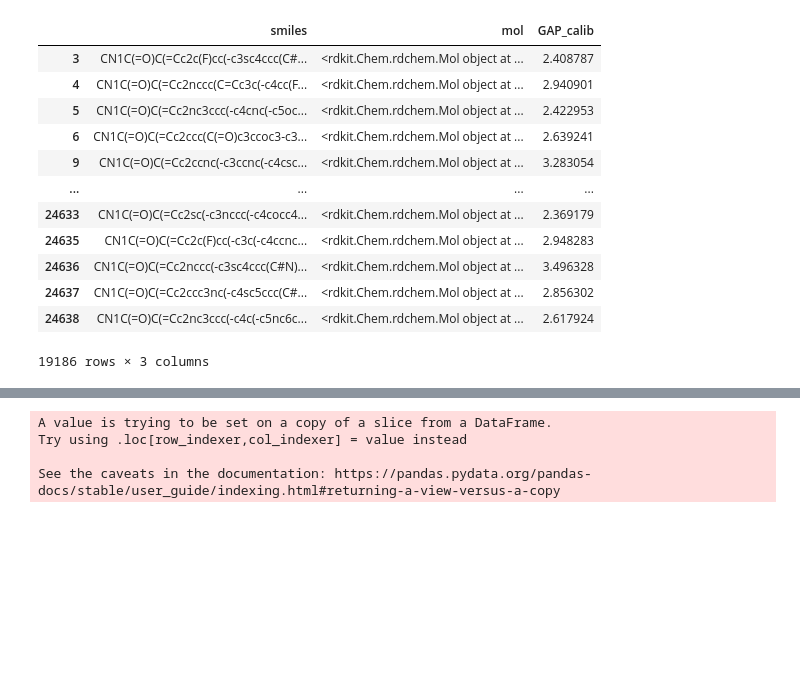
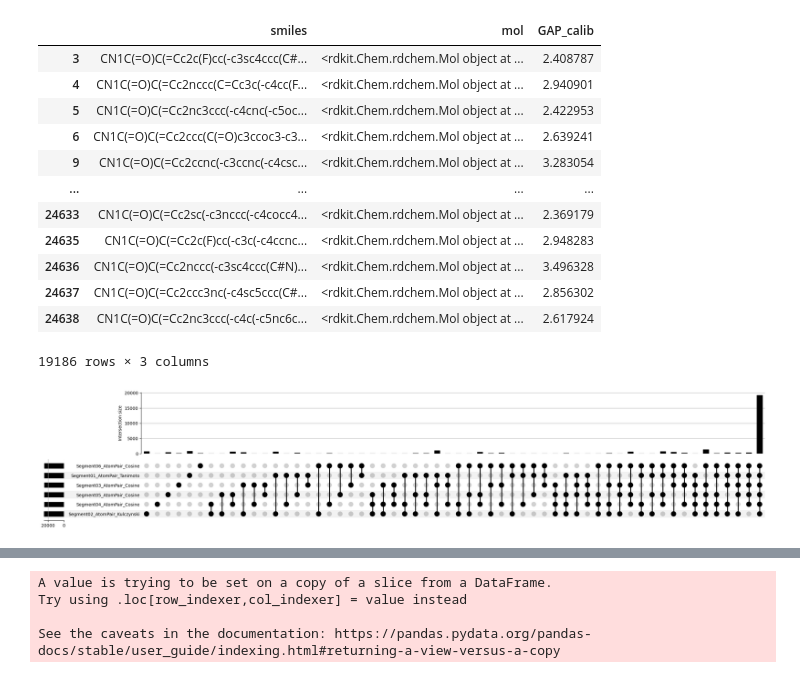
Before and after one commit to chamodpeiris/Curcumin_BendGap_Cheminfo, a Jupyter notebook: Cucumines/cucurmin_solutions/Solution04_RemovedMolecules/Phase03_SegmentSimilarity-Removed Molecules.ipynb, the cells around one changed output, grey strips where cells are left out. Drawn from its saved outputs; the diff is of its cells as text; code cells hidden in the pictures; blank space fills up the shorter version.

```diff
--- a/Cucumines/cucurmin_solutions/Solution04_RemovedMolecules/Phase03_SegmentSimilarity-Removed Molecules.ipynb
+++ b/Cucumines/cucurmin_solutions/Solution04_RemovedMolecules/Phase03_SegmentSimilarity-Removed Molecules.ipynb
@@ -1215,3 +1215,45 @@ Number of common SMILES: 19186
 | 24637 | CN1C(=O)C(=Cc2ccc3nc(-c4sc5ccc(C#... | <rdkit.Chem.rdchem.Mol object at ... | 2.856302 |
 | 24638 | CN1C(=O)C(=Cc2nc3ccc(-c4c(-c5nc6c... | <rdkit.Chem.rdchem.Mol object at ... | 2.617924 |
 19186 rows × 3 columns
+# %%
+import pandas as pd
+from upsetplot import UpSet
+import matplotlib.pyplot as plt
+
+# List of your dataframes
+dataframes = [
+    intersect_df_seg01_atom_pair_tanimoto,
+    intersect_df_seg02_atom_pair_kulczynski,
+    intersect_df_seg03_atom_pair_cosine,
+    intersect_df_seg04_atom_pair_cosine,
+    intersect_df_seg05_atom_pair_cosine,
+    intersect_df_seg06_atom_pair_cosine
+]
+
+# Dataframe names for the columns
+dataframe_names = [
+    'Segment01_AtomPair_Tanimoto',
+    'Segment02_AtomPair_Kulczynski',
+    'Segment03_AtomPair_Cosine',
+    'Segment04_AtomPair_Cosine',
+    'Segment05_AtomPair_Cosine',
+    'Segment06_AtomPair_Cosine'
+]
+
+# Initialize a DataFrame for tracking membership
+all_smiles = pd.concat([df[['smiles']] for df in dataframes], ignore_index=True)['smiles'].unique()
+membership_df = pd.DataFrame(index=all_smiles, columns=dataframe_names).fillna(False)
+
+# Populate the membership DataFrame
+for df, name in zip(dataframes, dataframe_names):
+    membership_df.loc[df['smiles'], name] = True
+
+# Convert to boolean matrix for UpSetPlot
+upset_data = membership_df.astype(int).groupby(list(membership_df.columns)).size()
+
+# Create the UpSet plot
+upset = UpSet(upset_data)
+upset.plot()
+plt.show()
+# %% [output]
+[figure, added]
```
Also changed, not shown: parts of 5 cells of this notebook.
